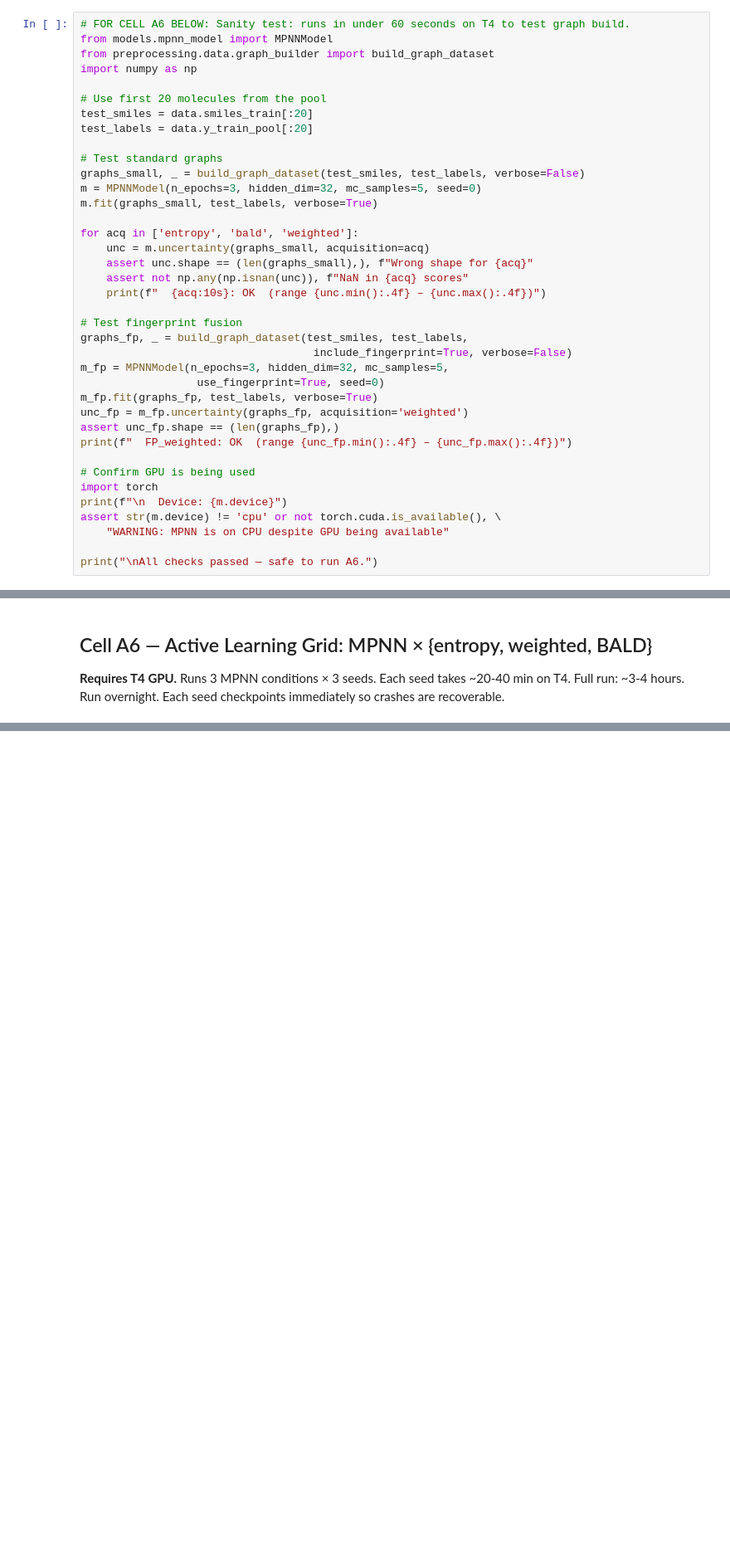
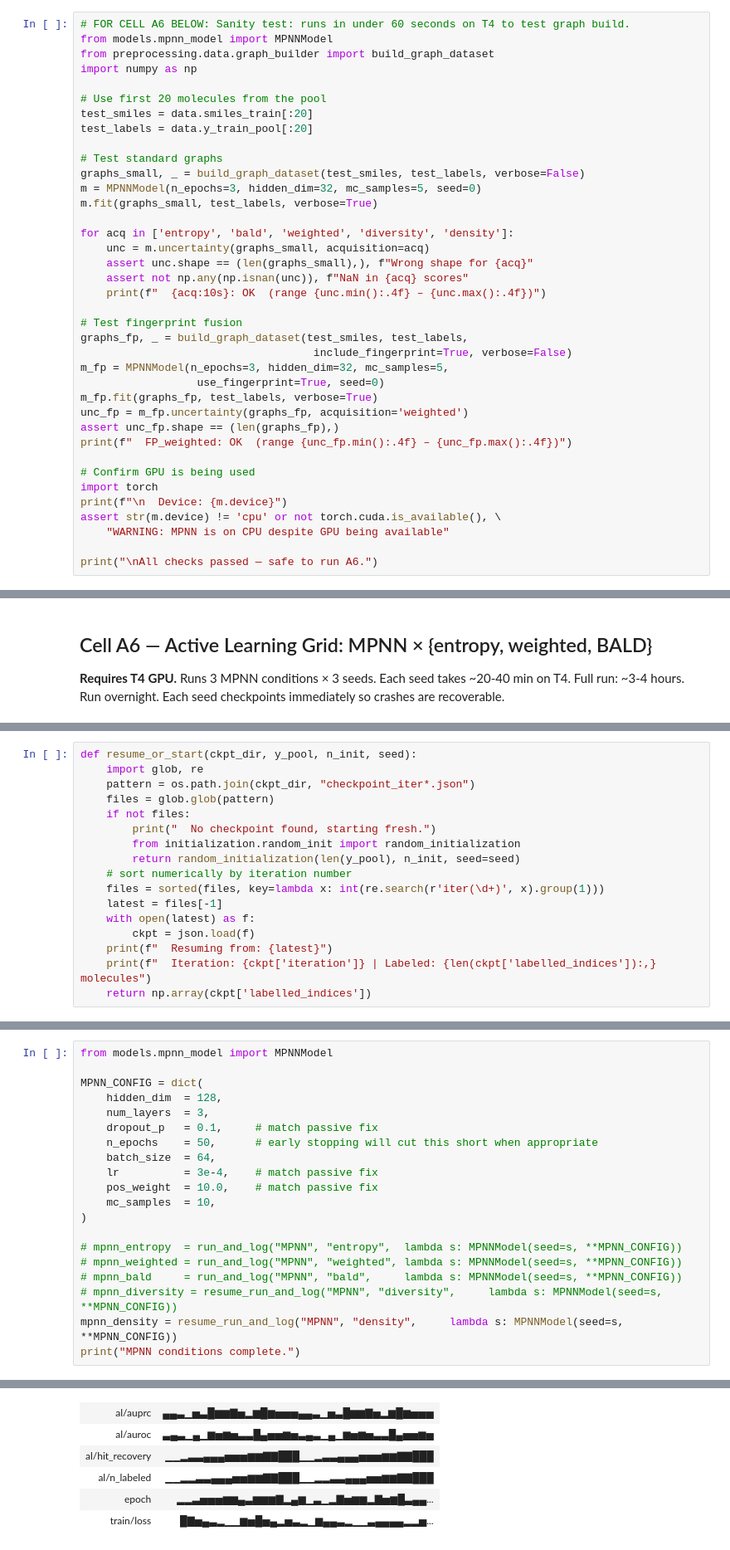
Before and after one commit to skothare/ASR_Proj, a Jupyter notebook: colab_runner.ipynb, the cells around one changed output, grey strips where cells are left out. Shown at 83% size. Cells and saved outputs as stored; diff of their text form; blank space fills up the shorter version.

Commit message:
Added checkpointing for restarting partial runs

```diff
--- a/colab_runner.ipynb
+++ b/colab_runner.ipynb
@@ -991,7 +1025,7 @@ graphs_small, _ = build_graph_dataset(test_smiles, test_labels, verbose=False)
 m = MPNNModel(n_epochs=3, hidden_dim=32, mc_samples=5, seed=0)
 m.fit(graphs_small, test_labels, verbose=True)
 
-for acq in ['entropy', 'bald', 'weighted']:
+for acq in ['entropy', 'bald', 'weighted', 'diversity', 'density']:
     unc = m.uncertainty(graphs_small, acquisition=acq)
     assert unc.shape == (len(graphs_small),), f"Wrong shape for {acq}"
     assert not np.any(np.isnan(unc)), f"NaN in {acq} scores"
@@ -1074,0 +1174,17 @@ AL loop starting (MPNN, acquisition=entropy)
+# %%
+def resume_or_start(ckpt_dir, y_pool, n_init, seed):
+    import glob, re
+    pattern = os.path.join(ckpt_dir, "checkpoint_iter*.json")
+    files = glob.glob(pattern)
+    if not files:
+        print("  No checkpoint found, starting fresh.")
+        from initialization.random_init import random_initialization
+        return random_initialization(len(y_pool), n_init, seed=seed)
+    # sort numerically by iteration number
+    files = sorted(files, key=lambda x: int(re.search(r'iter(\d+)', x).group(1)))
+    latest = files[-1]
+    with open(latest) as f:
+        ckpt = json.load(f)
+    print(f"  Resuming from: {latest}")
+    print(f"  Iteration: {ckpt['iteration']} | Labeled: {len(ckpt['labelled_indices']):,} molecules")
+    return np.array(ckpt['labelled_indices'])
@@ -1074,0 +1263,21 @@ AL loop starting (MPNN, acquisition=entropy)
+# %%
+from models.mpnn_model import MPNNModel
+
+MPNN_CONFIG = dict(
+    hidden_dim  = 128,
+    num_layers  = 3,
+    dropout_p   = 0.1,     # match passive fix
+    n_epochs    = 50,      # early stopping will cut this short when appropriate
+    batch_size  = 64,
+    lr          = 3e-4,    # match passive fix
+    pos_weight  = 10.0,    # match passive fix
+    mc_samples  = 10,
+)
+
+# mpnn_entropy  = run_and_log("MPNN", "entropy",  lambda s: MPNNModel(seed=s, **MPNN_CONFIG))
+# mpnn_weighted = run_and_log("MPNN", "weighted", lambda s: MPNNModel(seed=s, **MPNN_CONFIG))
+# mpnn_bald     = run_and_log("MPNN", "bald",     lambda s: MPNNModel(seed=s, **MPNN_CONFIG))
+# mpnn_diversity = resume_run_and_log("MPNN", "diversity",     lambda s: MPNNModel(seed=s, **MPNN_CONFIG))
+mpnn_density = resume_run_and_log("MPNN", "density",     lambda s: MPNNModel(seed=s, **MPNN_CONFIG))
+print("MPNN conditions complete.")
+# %% [output]
@@ -1074,0 +1308,6 @@ AL loop starting (MPNN, acquisition=entropy)
+| al/auprc | ▄▄▃▁▅▃█▆▆▇▅▂▆█▆▅▅▅▄▄▃▁▅▃█▆▆▇▅▂▆█▆▅▅▅ |
+| al/auroc | ▃▄▃▁▄▁▆▅▆▅▃▃█▄▅▅▆▅▃▄▃▁▄▁▆▅▆▅▃▃█▄▅▅▆▅ |
+| al/hit_recovery | ▁▁▂▃▃▄▄▄▅▅▅▆▆▇▇███▁▁▂▃▃▄▄▄▅▅▅▆▆▇▇███ |
+| al/n_labeled | ▁▁▂▂▃▃▄▄▄▅▅▆▆▇▇███▁▁▂▂▃▃▄▄▄▅▅▆▆▇▇███ |
+| epoch | ▂▂▃▅▅▅▆▆▄▃▆▆▆▇▂▄▆▁▃▁▂▇▅▆▆▂▇▅▆█▃▄▄... |
+| train/loss | █▇▅▄▃▂▁▁▆▅█▅▄▂▅▃▂▁▆▄▄▃▂▁▁▃▄▄▄▄▂▂▅... |
```
Also changed, not shown: parts of 17 cells of this notebook.
